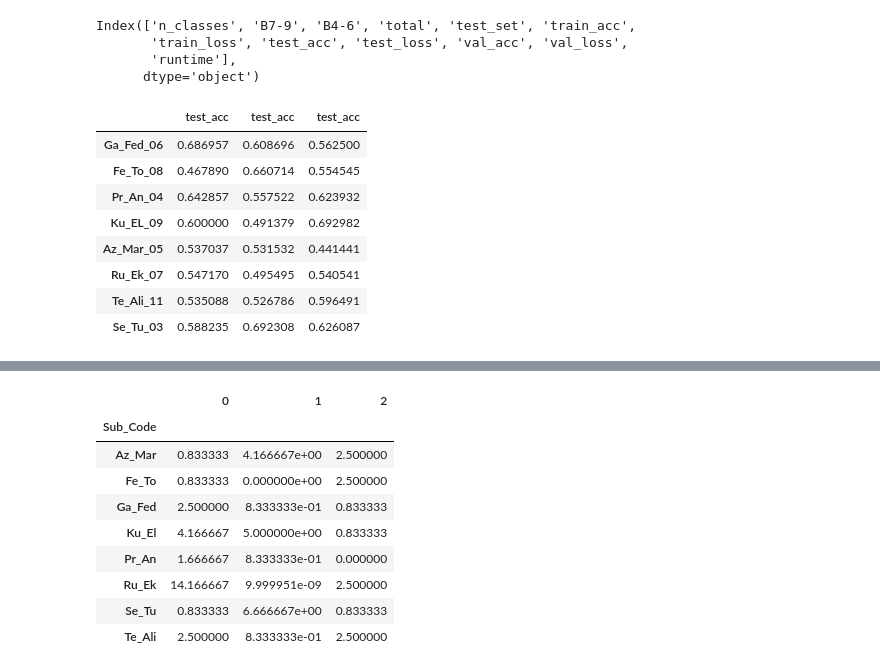
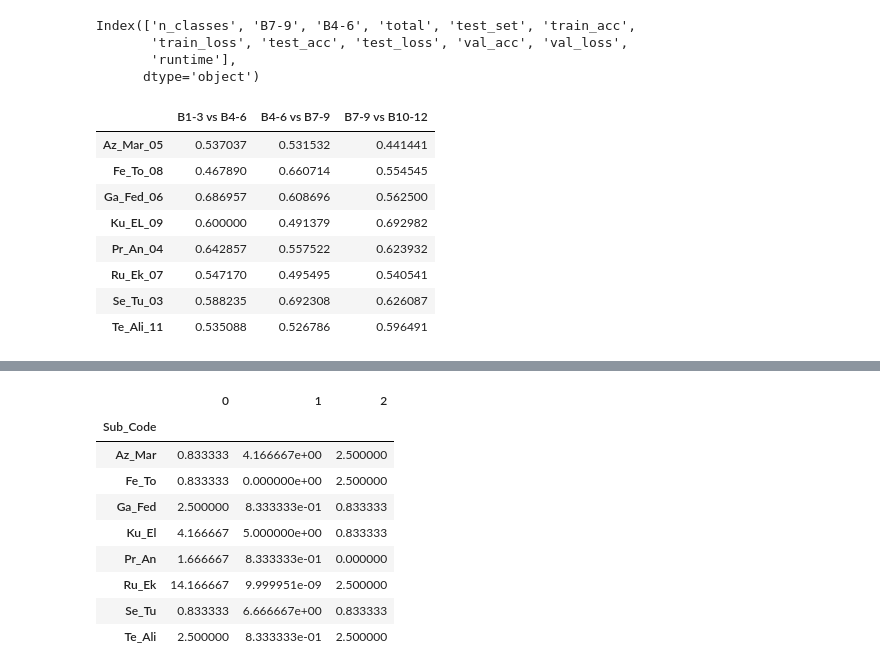
Before and after one commit to 1101AlexZab1011/FingerMovementDecoder, a Jupyter notebook: dirty_field/study_cog_din.ipynb, the cells around one changed output, grey strips where cells are left out. Cells and saved outputs as stored; diff of their text form; code cells hidden in the pictures.

```diff
--- a/dirty_field/study_cog_din.ipynb
+++ b/dirty_field/study_cog_din.ipynb
@@ -91,15 +83,15 @@ dfs = sorted(
 )
 # %%
 accs = [df.test_acc for df in dfs]
-# %%
-pd.DataFrame(accs).T
-# %% [output]
-|  | test_acc | test_acc | test_acc |
-| Ga_Fed_06 | 0.686957 | 0.608696 | 0.562500 |
-| Fe_To_08 | 0.467890 | 0.660714 | 0.554545 |
-| Pr_An_04 | 0.642857 | 0.557522 | 0.623932 |
-| Ku_EL_09 | 0.600000 | 0.491379 | 0.692982 |
-| Az_Mar_05 | 0.537037 | 0.531532 | 0.441441 |
-| Ru_Ek_07 | 0.547170 | 0.495495 | 0.540541 |
-| Te_Ali_11 | 0.535088 | 0.526786 | 0.596491 |
-| Se_Tu_03 | 0.588235 | 0.692308 | 0.626087 |
+# %%
+data
+# %% [output]
+|  | B1-3 vs B4-6 | B4-6 vs B7-9 | B7-9 vs B10-12 |
+| Az_Mar_05 | 0.537037 | 0.531532 | 0.441441 |
+| Fe_To_08 | 0.467890 | 0.660714 | 0.554545 |
+| Ga_Fed_06 | 0.686957 | 0.608696 | 0.562500 |
+| Ku_EL_09 | 0.600000 | 0.491379 | 0.692982 |
+| Pr_An_04 | 0.642857 | 0.557522 | 0.623932 |
+| Ru_Ek_07 | 0.547170 | 0.495495 | 0.540541 |
+| Se_Tu_03 | 0.588235 | 0.692308 | 0.626087 |
+| Te_Ali_11 | 0.535088 | 0.526786 | 0.596491 |
```
Also changed, not shown: parts of 5 cells of this notebook, 6 other files.
